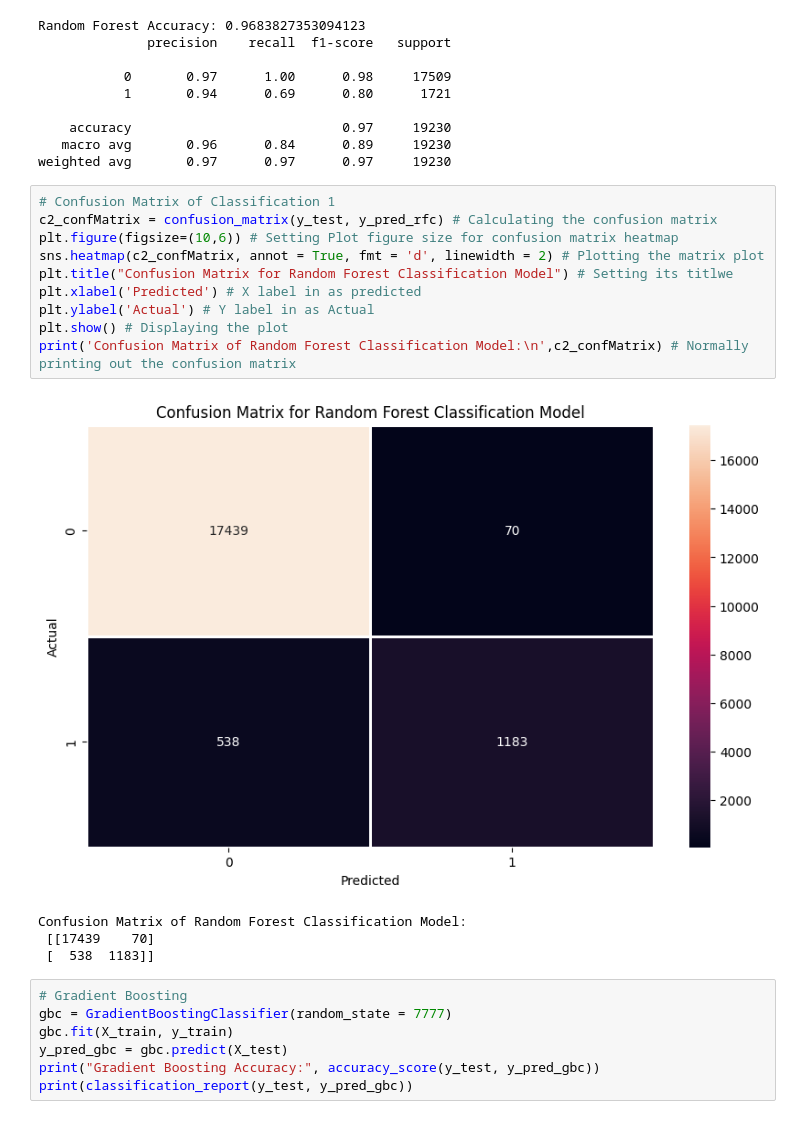
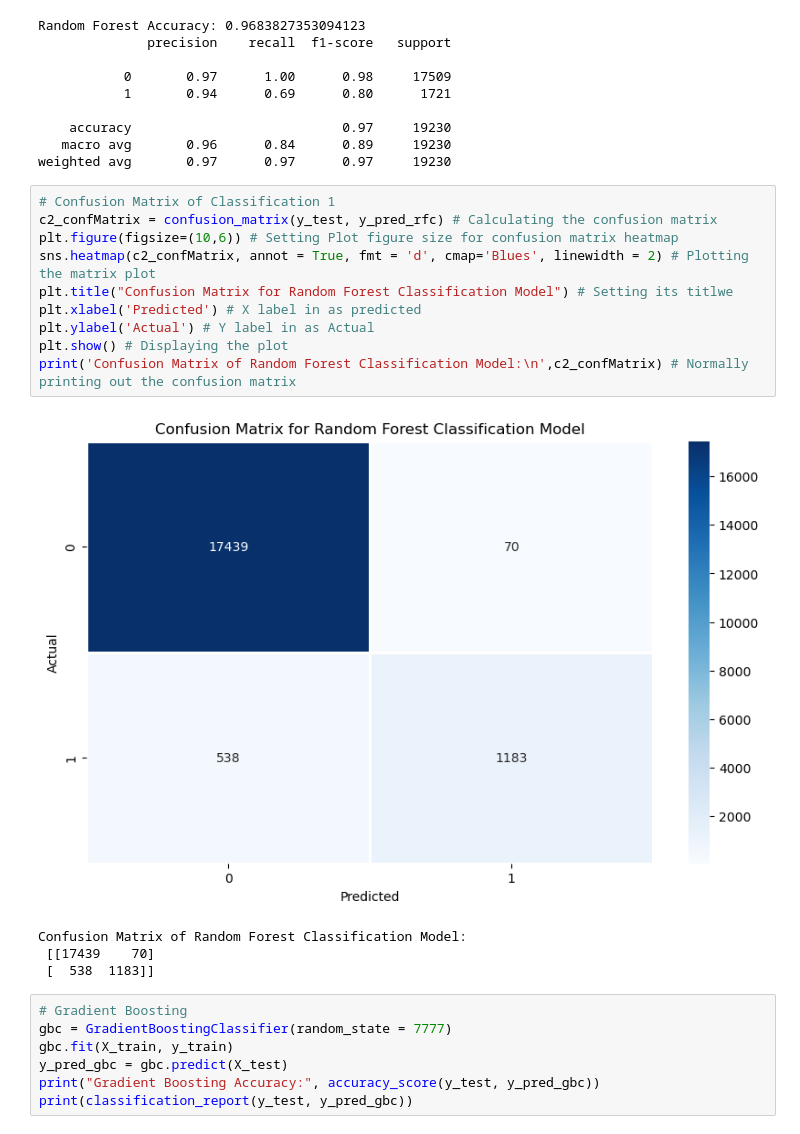
Before and after one commit to ashim-nepal/Machine-Learning-Supervised-Models, a Jupyter notebook: Diabetes_Classification/Diabities_Classification_model.ipynb, the cells around one changed output. Drawn from its saved outputs; the diff is of its cells as text.

```diff
--- a/Diabetes_Classification/Diabities_Classification_model.ipynb
+++ b/Diabetes_Classification/Diabities_Classification_model.ipynb
@@ -232,15 +232,15 @@ weighted avg       0.97      0.97      0.97     19230
 # %%
 # Confusion Matrix of Classification 1
 c2_confMatrix = confusion_matrix(y_test, y_pred_rfc) # Calculating the confusion matrix
 plt.figure(figsize=(10,6)) # Setting Plot figure size for confusion matrix heatmap
-sns.heatmap(c2_confMatrix, annot = True, fmt = 'd', linewidth = 2) # Plotting the matrix plot
+sns.heatmap(c2_confMatrix, annot = True, fmt = 'd', cmap='Blues', linewidth = 2) # Plotting the matrix plot
 plt.title("Confusion Matrix for Random Forest Classification Model") # Setting its titlwe
 plt.xlabel('Predicted') # X label in as predicted
 plt.ylabel('Actual') # Y label in as Actual
 plt.show() # Displaying the plot
 print('Confusion Matrix of Random Forest Classification Model:\n',c2_confMatrix) # Normally printing out the confusion matrix
 # %% [output]
-[figure, old version]
+[figure, new version]
 Confusion Matrix of Random Forest Classification Model:
  [[17439    70]
  [  538  1183]]
```
Also changed, not shown: parts of 16 cells of this notebook, 1 other file.
